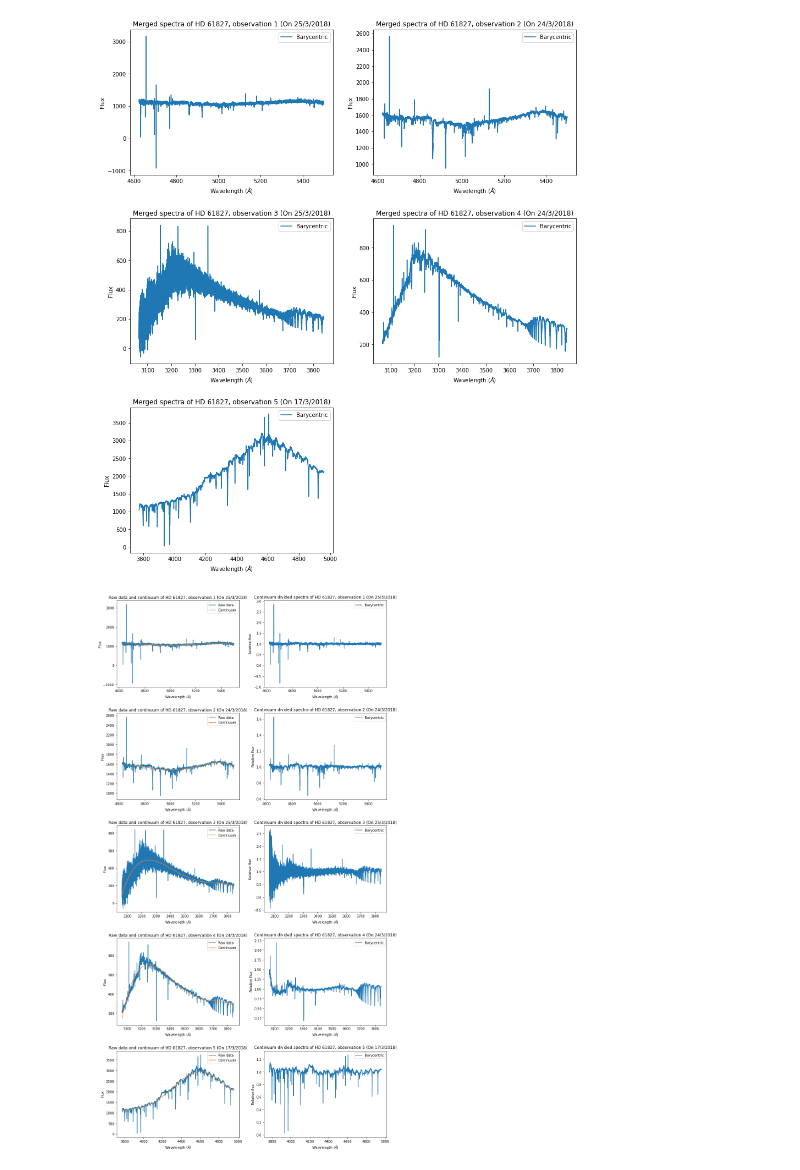
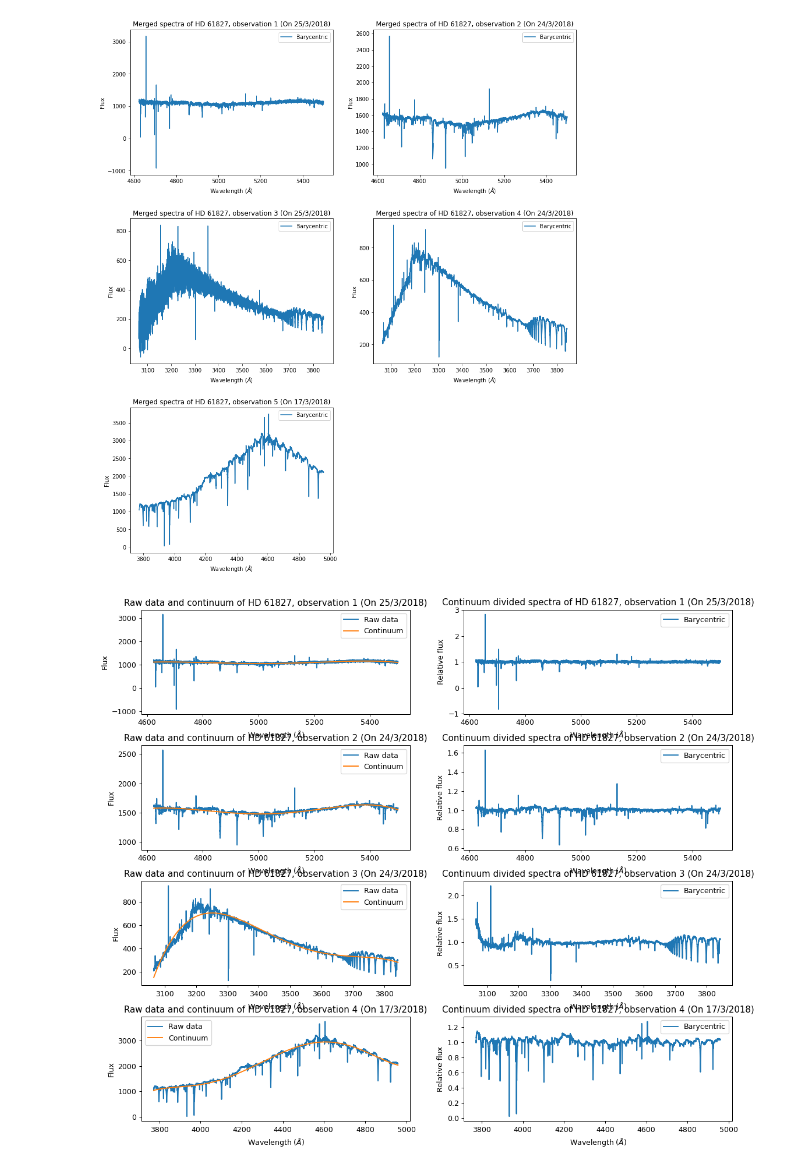
Before and after one commit to jancami/edibles, a Jupyter notebook: edibles/utils/Harshit/DataAccess1.ipynb, the cells around one changed output. Saved outputs shown, nothing was run; the diff lists cells and outputs as text; code cells hidden in the pictures.

```diff
--- a/edibles/utils/Harshit/DataAccess1.ipynb
+++ b/edibles/utils/Harshit/DataAccess1.ipynb
@@ -174,6 +174,25 @@ if obs%2 != 0:
 plt.subplots_adjust(hspace=0.3, wspace=0.2)
 # %% [output]
 [figure]
+# %%
+#removing some bad observations
+#put in the observations (array) which are bad and you want to remove them, and then run this part!!!
+badObs = np.array([3])
+#print(badObs-1)
+
+#structure of array of datasBadRem array is as ->
+#[array of info of first observation,
+# array of info of second observation,
+# array of info of third observation,.....]
+#
+#where structure of array of info of a observation is as ->
+#[date of observation as a string, array of data of observation]
+#
+#where in the array of data of observation, first column is the wavelengths
+#and second column is the respective intensities
+
+datasBadRem = copy.deepcopy(np.delete(datasRaw, badObs - 1))
+obs = len(datasBadRem)
 # %%
 #removing the continuum from the spectrum
 #if on jupyter, just run this part
@@ -189,7 +208,7 @@ plt.subplots_adjust(hspace=0.3, wspace=0.2)
 #where in the array of data of observation (artifacts removed), first column is the wavelengths
 #and second column is the respective intensities (continuum removed)
 
-datasContRem = copy.deepcopy(datasRaw)
+datasContRem = copy.deepcopy(datasBadRem)
 
 ffig2, faxs2 = plt.subplots(obs, 2, figsize=(12,5*obs))
 plt.tight_layout(rect=[0, 0.03, 1, 0.95])
@@ -199,8 +218,8 @@ for it2 in range(obs):
     #CS1, contPoints1  = CF2.SplineManualAnchor()
     #datasContRem[it2][1][:, 1] = datasRaw[it2][1][:, 1]/CS1(datasRaw[it2][1][:, 0])
 
-    x1 = copy.deepcopy(datasRaw[it2][1][:, 0])
-    y1 = copy.deepcopy(datasRaw[it2][1][:, 1])
+    x1 = copy.deepcopy(datasBadRem[it2][1][:, 0])
+    y1 = copy.deepcopy(datasBadRem[it2][1][:, 1])
 
     spectrum1 = Spectrum1D(flux = y1*u.dimensionless_unscaled, spectral_axis = x1*u.angstrom)
 
@@ -208,34 +227,34 @@ for it2 in range(obs):
         warnings.simplefilter('ignore')
         g1_fit = fit_generic_continuum(spectrum1, model = models.Legendre1D(degree = 5))
 
     datasContRem[it2][1][:, 1] = y1/g1_fit(x1*u.angstrom)
 
     if(obs < 2):
         desax2i = faxs2[0]
         desax2ii = faxs2[1]
     else:
         desax2i = faxs2[it2, 0]
         desax2ii = faxs2[it2, 1]
 
     desax2i.plot(x1, y1, label = "Raw data")
     desax2i.plot(x1, g1_fit(x1*u.angstrom), label = "Continuum")
     tit2i = 'Raw data and continuum of ' + starName + ', observation ' + str(it2+1) + ' (On ' + datasContRem[it2][0] + ')'
     desax2i.set_title(tit2i)
     desax2i.set(xlabel = r'Wavelength ($\AA$)', ylabel = 'Flux')
     desax2i.legend()
 
     desax2ii.plot(x1, datasContRem[it2][1][:, 1], label = 'Barycentric')
     tit2ii = 'Continuum divided spectra of ' + starName + ', observation ' + str(it2+1) + ' (On ' + datasContRem[it2][0] + ')'
     desax2ii.set_title(tit2ii)
     desax2ii.set(xlabel = r'Wavelength ($\AA$)', ylabel = 'Relative flux')
     desax2ii.legend()
 
 #if obs%2 != 0:
 #    ffig2.delaxes(faxs2[obs//2, 1])
 
 plt.subplots_adjust(hspace=0.3, wspace=0.2)
 # %% [output]
-[figure, old version]
+[figure, new version]
 # %%
 #helper function for accessing a section of data in given wavelength range (length 2 array)
 #if on jupyter, just run this part
```
Also changed, not shown: parts of 12 cells of this notebook, 7 other files.
